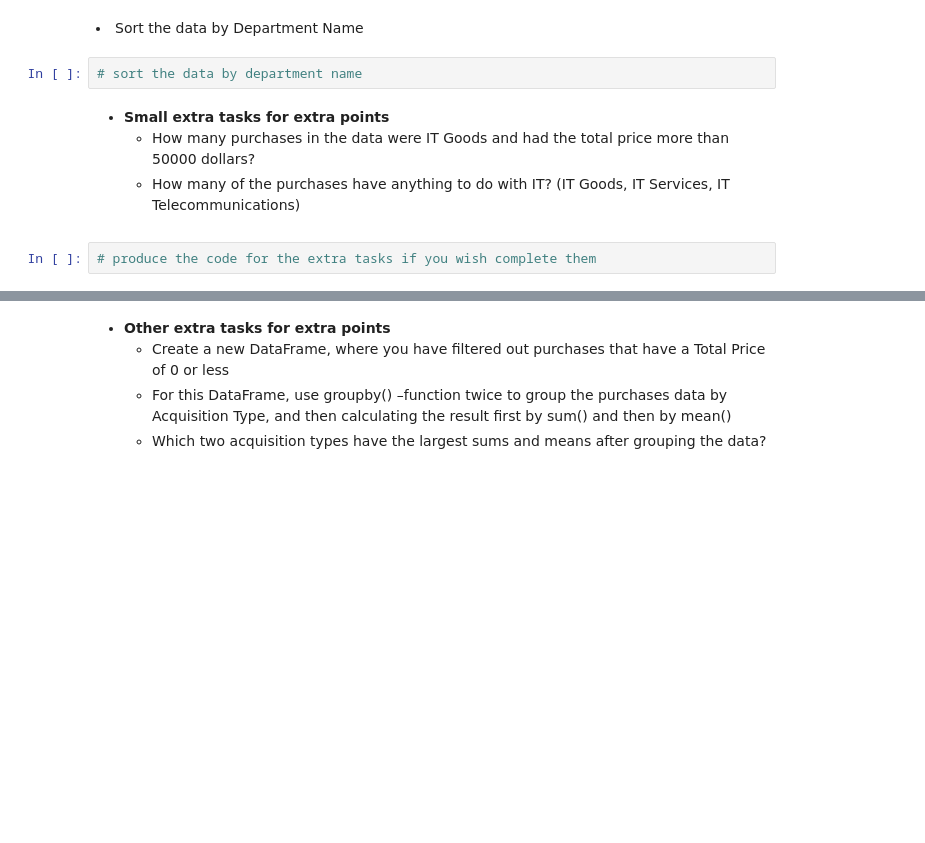
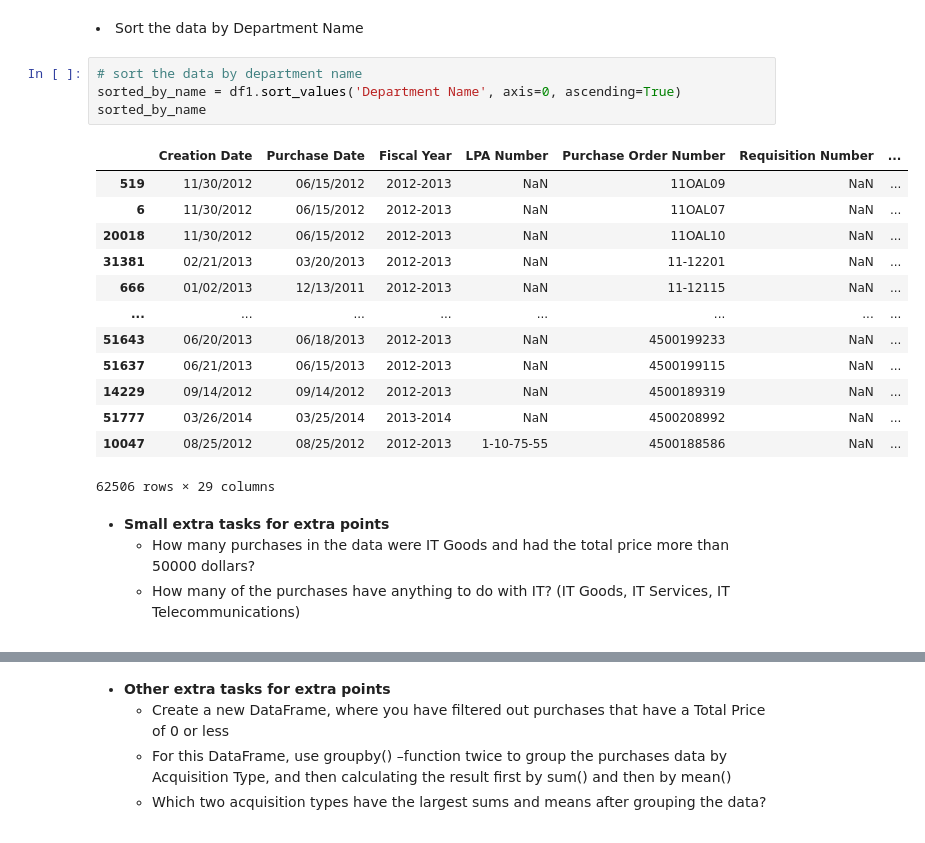
Before and after one commit to jtsillan/DataAnalytics, a Jupyter notebook: exercise_set_2/exercise_set_2.ipynb, the cells around one changed output, grey strips where cells are left out. Saved outputs shown, nothing was run; the diff lists cells and outputs as text; blank space fills up the shorter version.

```diff
--- a/exercise_set_2/exercise_set_2.ipynb
+++ b/exercise_set_2/exercise_set_2.ipynb
@@ -345,6 +346,22 @@ common_3
 <li>Sort the data by Department Name</li>
 # %%
 # sort the data by department name
+sorted_by_name = df1.sort_values('Department Name', axis=0, ascending=True)
+sorted_by_name
+# %% [output]
+|  | Creation Date | Purchase Date | Fiscal Year | LPA Number | Purchase Order Number | Requisition Number | ... |
+| 519 | 11/30/2012 | 06/15/2012 | 2012-2013 | NaN | 11OAL09 | NaN | ... |
+| 6 | 11/30/2012 | 06/15/2012 | 2012-2013 | NaN | 11OAL07 | NaN | ... |
+| 20018 | 11/30/2012 | 06/15/2012 | 2012-2013 | NaN | 11OAL10 | NaN | ... |
+| 31381 | 02/21/2013 | 03/20/2013 | 2012-2013 | NaN | 11-12201 | NaN | ... |
+| 666 | 01/02/2013 | 12/13/2011 | 2012-2013 | NaN | 11-12115 | NaN | ... |
+| ... | ... | ... | ... | ... | ... | ... | ... |
+| 51643 | 06/20/2013 | 06/18/2013 | 2012-2013 | NaN | 4500199233 | NaN | ... |
+| 51637 | 06/21/2013 | 06/15/2013 | 2012-2013 | NaN | 4500199115 | NaN | ... |
+| 14229 | 09/14/2012 | 09/14/2012 | 2012-2013 | NaN | 4500189319 | NaN | ... |
+| 51777 | 03/26/2014 | 03/25/2014 | 2013-2014 | NaN | 4500208992 | NaN | ... |
+| 10047 | 08/25/2012 | 08/25/2012 | 2012-2013 | 1-10-75-55 | 4500188586 | NaN | ... |
+62506 rows × 29 columns
 # %% [markdown]
 <ul>
 <li><b>Small extra tasks for extra points</b></li>
@@ -354,5 +371,3 @@ common_3
 
 </ul>
 </ul>
-# %%
-# produce the code for the extra tasks if you wish complete them
```
Also changed, not shown: parts of 22 cells of this notebook, 1 other file.
